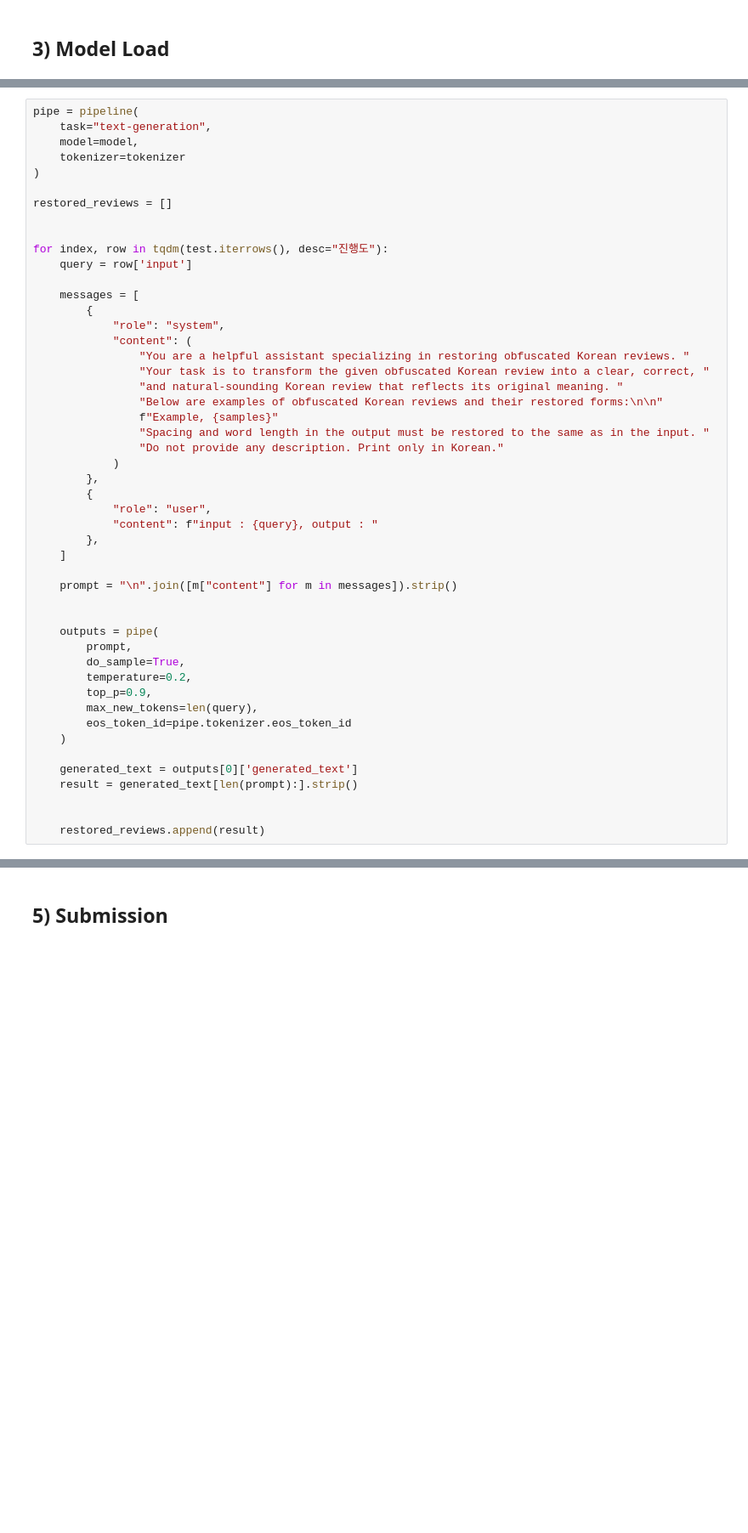
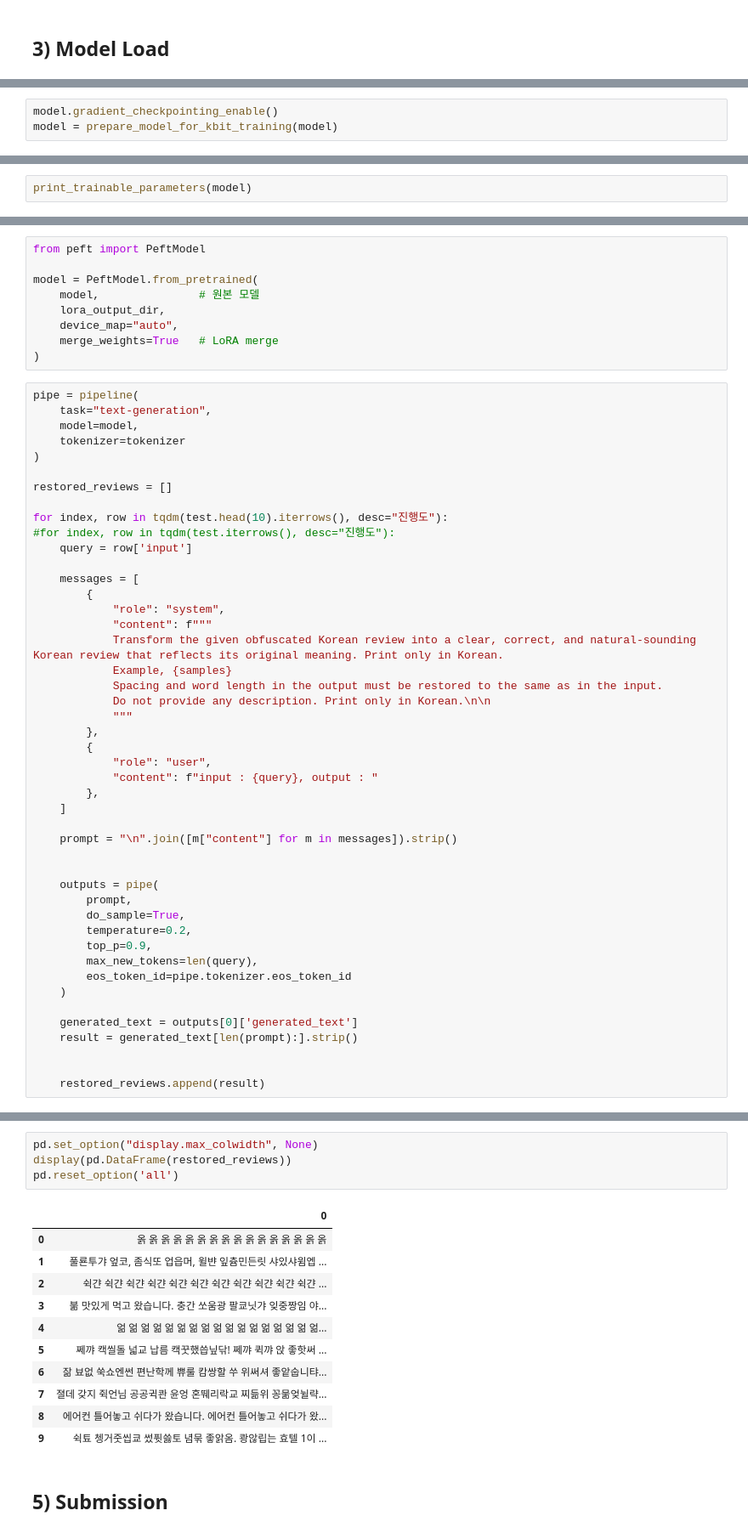
Before and after one commit to sai040318/dacon-nandok-pratice, a Jupyter notebook: baseline.ipynb, the cells around one changed output, grey strips where cells are left out. Shown at 85% size. Cells and saved outputs as stored; diff of their text form; blank space fills up the shorter version.

```diff
--- a/baseline.ipynb
+++ b/baseline.ipynb
@@ -98,0 +129,3 @@ tokenizer.padding_side = 'right'
+# %%
+model.gradient_checkpointing_enable()
+model = prepare_model_for_kbit_training(model)
@@ -98,0 +146,2 @@ tokenizer.padding_side = 'right'
+# %%
+print_trainable_parameters(model)
@@ -99,3 +320,12 @@ tokenizer.padding_side = 'right'
+# %%
+from peft import PeftModel
+
+model = PeftModel.from_pretrained(
+    model,               # 원본 모델
+    lora_output_dir,
+    device_map="auto",
+    merge_weights=True   # LoRA merge
+)
 # %%
 pipe = pipeline(
     task="text-generation",
@@ -105,22 +335,19 @@ pipe = pipeline(
 
 restored_reviews = []
 
-
-for index, row in tqdm(test.iterrows(), desc="진행도"):
+for index, row in tqdm(test.head(10).iterrows(), desc="진행도"):
+#for index, row in tqdm(test.iterrows(), desc="진행도"):
     query = row['input']
 
     messages = [
         {
             "role": "system",
-            "content": (
-                "You are a helpful assistant specializing in restoring obfuscated Korean reviews. "
-                "Your task is to transform the given obfuscated Korean review into a clear, correct, "
-                "and natural-sounding Korean review that reflects its original meaning. "
-                "Below are examples of obfuscated Korean reviews and their restored forms:\n\n"
-                f"Example, {samples}"
-                "Spacing and word length in the output must be restored to the same as in the input. "
-                "Do not provide any description. Print only in Korean."
-            )
+            "content": f"""
+            Transform the given obfuscated Korean review into a clear, correct, and natural-sounding Korean review that reflects its original meaning. Print only in Korean.
+            Example, {samples}
+            Spacing and word length in the output must be restored to the same as in the input.
+            Do not provide any description. Print only in Korean.\n\n
+            """
         },
         {
             "role": "user",
@@ -150,3 +377,19 @@ OutOfMemoryError: CUDA out of memory. Tried to allocate 3.77 GiB. GPU 0 has a to
+# %%
+pd.set_option("display.max_colwidth", None)
+display(pd.DataFrame(restored_reviews))
+pd.reset_option('all')
+# %% [output]
+|  | 0 |
+| 0 | 옭 옭 옭 옭 옭 옭 옭 옭 옭 옭 옭 옭 옭 옭 옭 옭 |
+| 1 | 풀룐투갸 엎코, 좀식또 업읍머, 윌뱐 잎츔민든릿 샤있샤윔엡 ... |
+| 2 | 쉭갼 쉭갼 쉭갼 쉭갼 쉭갼 쉭갼 쉭갼 쉭갼 쉭갼 쉭갼 쉭갼 ... |
+| 3 | 붊 맛있게 먹고 왔습니다. 충간 쏘움광 팔쿄닛갸 잊중짱임 야... |
+| 4 | 얾 얾 얾 얾 얾 얾 얾 얾 얾 얾 얾 얾 얾 얾 얾 얾 얾... |
+| 5 | 쩨꺄 캑씰돌 넓교 납름 캑꿋했씁닢닦! 쩨꺄 퀵꺄 앉 좋핫써 ... |
+| 6 | 잚 뵤없 쑥쇼엔썬 편난학께 쀼룰 캄쌍할 쑤 위써셔 좋앝숩니탸... |
+| 7 | 졀데 갖지 쥑언님 공공귁콴 윤엉 혼뛔리락교 찌듦위 꽁묾엊뉠략... |
+| 8 | 에어컨 틀어놓고 쉬다가 왔습니다. 에어컨 틀어놓고 쉬다가 왔... |
+| 9 | 쉭툐 쳉거줏씹쿄 썼퓟쓿토 념묶 좋앍옴. 쾅않립는 효텔 1이 ... |
 # %% [markdown]
 ## 5) Submission
 # %%
```
Also changed, not shown: parts of 23 cells of this notebook.
